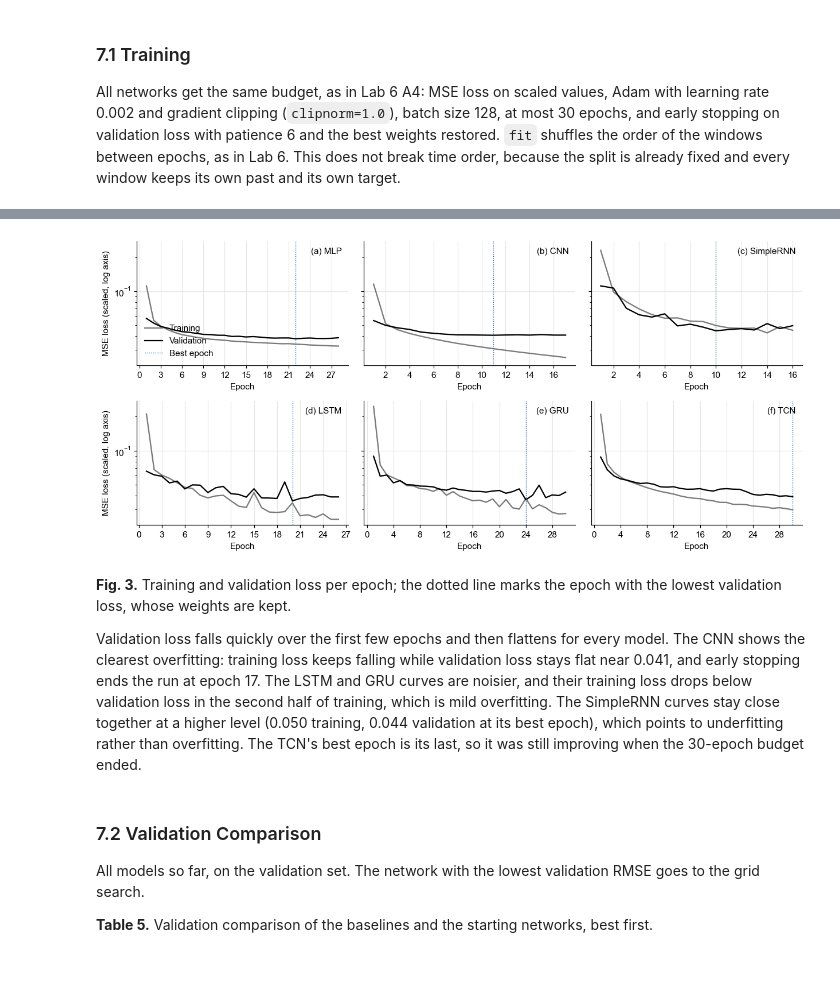
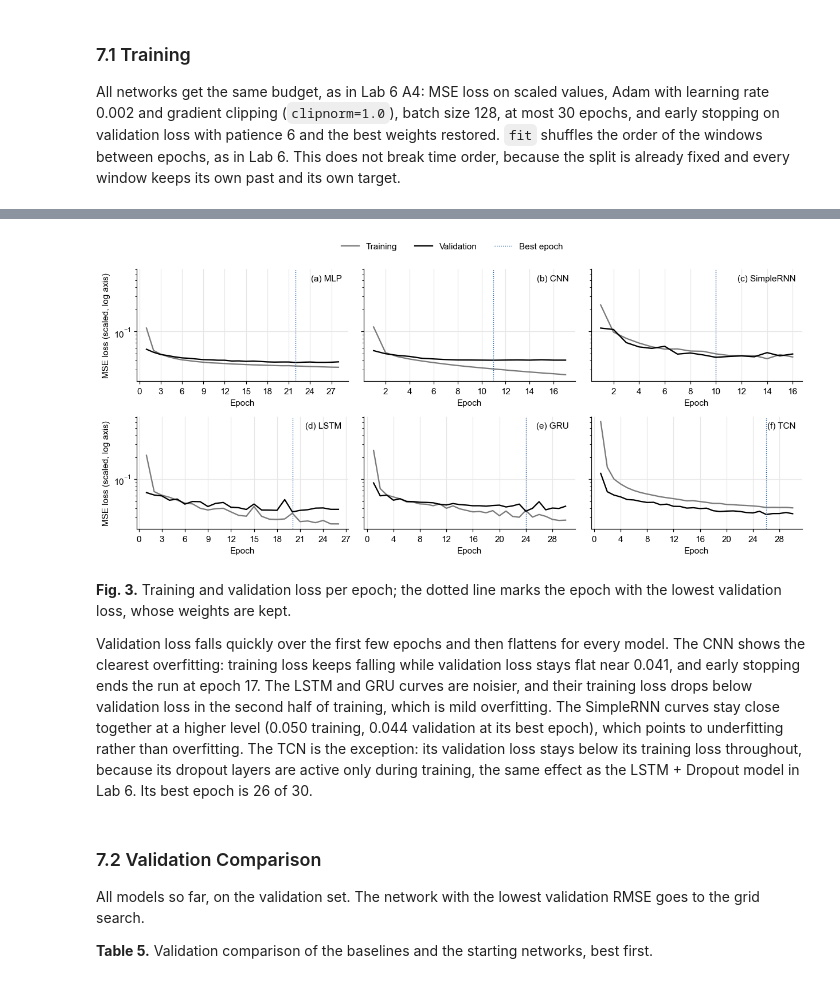
Before and after one commit to shicks44/AISE-4010-Section3-Group1, a Jupyter notebook: AISE4010_Project_Group01.ipynb, the cells around one changed output, grey strips where cells are left out. Cells and saved outputs as stored; diff of their text form; code cells hidden in the pictures.

```diff
--- a/AISE4010_Project_Group01.ipynb
+++ b/AISE4010_Project_Group01.ipynb
@@ -338,6 +338,24 @@ Causal padding means each TCN output only sees current and earlier hours, and th
 # %%
 def make_model(name, hidden_layers, lr=2e-3):
     model = keras.Sequential([keras.Input(shape=(WINDOW, inputs.shape[1]))] + hidden_layers + [layers.Dense(HORIZON)], name=name)
+    model.compile(optimizer=keras.optimizers.Adam(learning_rate=lr, clipnorm=1.0), loss="mse")
+    return model
+
+def residual_block(x, dilation, filters, kernel_size):
+    shortcut = x if x.shape[-1] == filters else layers.Conv1D(filters, 1)(x)  # 1x1 conv when the channel counts differ
+    for _ in range(2):
+        x = layers.Conv1D(filters, kernel_size, padding="causal", dilation_rate=dilation)(x)
+        x = layers.LayerNormalization()(x)
+        x = layers.Activation("relu")(x)
+        x = layers.Dropout(0.1)(x)
+    return layers.Activation("relu")(layers.Add()([shortcut, x]))
+
+def make_tcn(name, filters=32, kernel_size=3, lr=2e-3):
+    window = keras.Input(shape=(WINDOW, inputs.shape[1]))
+    x = window
+    for dilation in (1, 2, 4, 8, 16, 32):
+        x = residual_block(x, dilation, filters, kernel_size)
+    model = keras.Model(window, layers.Dense(HORIZON)(x[:, -1, :]), name=name)  # the newest step has seen the whole window
     model.compile(optimizer=keras.optimizers.Adam(learning_rate=lr, clipnorm=1.0), loss="mse")
     return model
 
@@ -350,8 +368,7 @@ models = {
     "SimpleRNN": make_model("simplernn", [layers.SimpleRNN(64, return_sequences=True), layers.SimpleRNN(32)]),
     "LSTM": make_model("lstm", [layers.LSTM(64, return_sequences=True), layers.LSTM(32)]),
     "GRU": make_model("gru", [layers.GRU(64, return_sequences=True), layers.GRU(32)]),
-    "TCN": make_model("tcn", [layers.Conv1D(32, 3, padding="causal", dilation_rate=d, activation="relu")
-                              for d in (1, 2, 4, 8, 16, 32, 64)] + [layers.Cropping1D((WINDOW - 1, 0)), layers.Flatten()]),
+    "TCN": make_tcn("tcn"),
 }
 families = list(models)
 # %% [markdown]
@@ -392,29 +409,29 @@ TCN                              30 epochs in  251.0 s | best epoch 30: training
 # %%
 def plot_losses(histories, columns=3):
     rows = -(-len(histories) // columns)
     fig, axes = plt.subplots(rows, columns, figsize=(3.8 * columns, 2.6 * rows), sharey=True, squeeze=False)
     for ax, (name, h), label in zip(axes.flat, histories.items(), "abcdef"):
         epochs = np.arange(1, len(h["loss"]) + 1)
         ax.plot(epochs, h["loss"], color=GREY, label="Training")
         ax.plot(epochs, h["val_loss"], color=BLACK, label="Validation")
         ax.axvline(np.argmin(h["val_loss"]) + 1, color=ACCENT, linewidth=0.9, linestyle=":", label="Best epoch")
         ax.text(0.97, 0.95, f"({label}) {name}", transform=ax.transAxes, ha="right", va="top")
         ax.set_yscale("log")
         ax.set_xlabel("Epoch")
         ax.xaxis.set_major_locator(plt.MaxNLocator(integer=True))
     for ax in axes[:, 0]:
         ax.set_ylabel("MSE loss (scaled, log axis)")
-    axes.flat[0].legend(loc="lower left")
-    plt.tight_layout()
+    fig.legend(*axes.flat[0].get_legend_handles_labels(), loc="upper center", ncol=3)
+    plt.tight_layout(rect=(0, 0, 1, 0.93))
     plt.show()
 
 plot_losses(histories)
 # %% [output]
-[figure, old version]
+[figure, new version]
 # %% [markdown]
 **Fig. 3.** Training and validation loss per epoch; the dotted line marks the epoch with the lowest validation loss, whose weights are kept.
 
-Validation loss falls quickly over the first few epochs and then flattens for every model. The CNN shows the clearest overfitting: training loss keeps falling while validation loss stays flat near 0.041, and early stopping ends the run at epoch 17. The LSTM and GRU curves are noisier, and their training loss drops below validation loss in the second half of training, which is mild overfitting. The SimpleRNN curves stay close together at a higher level (0.050 training, 0.044 validation at its best epoch), which points to underfitting rather than overfitting. The TCN's best epoch is its last, so it was still improving when the 30-epoch budget ended.
+Validation loss falls quickly over the first few epochs and then flattens for every model. The CNN shows the clearest overfitting: training loss keeps falling while validation loss stays flat near 0.041, and early stopping ends the run at epoch 17. The LSTM and GRU curves are noisier, and their training loss drops below validation loss in the second half of training, which is mild overfitting. The SimpleRNN curves stay close together at a higher level (0.050 training, 0.044 validation at its best epoch), which points to underfitting rather than overfitting. The TCN is the exception: its validation loss stays below its training loss throughout, because its dropout layers are active only during training, the same effect as the LSTM + Dropout model in Lab 6. Its best epoch is 26 of 30.
 # %% [markdown]
 ### 7.2 Validation Comparison
 
```
Also changed, not shown: parts of 14 cells of this notebook, 5 other files.
